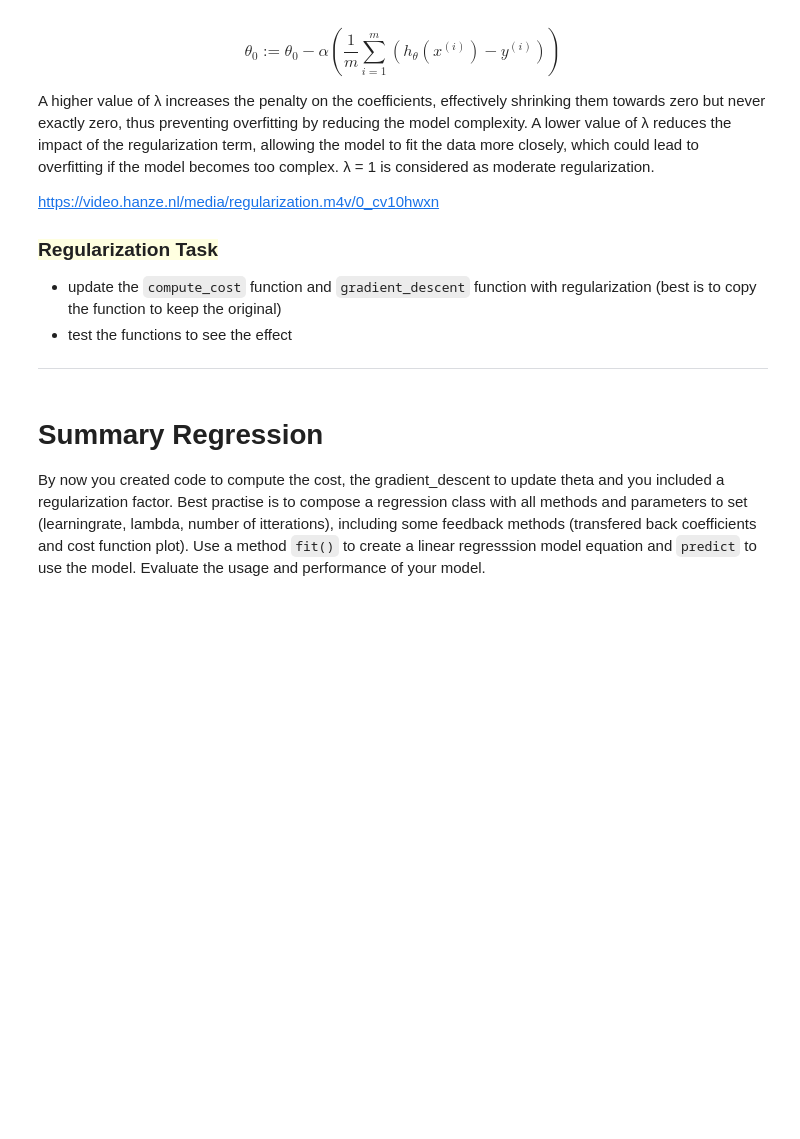
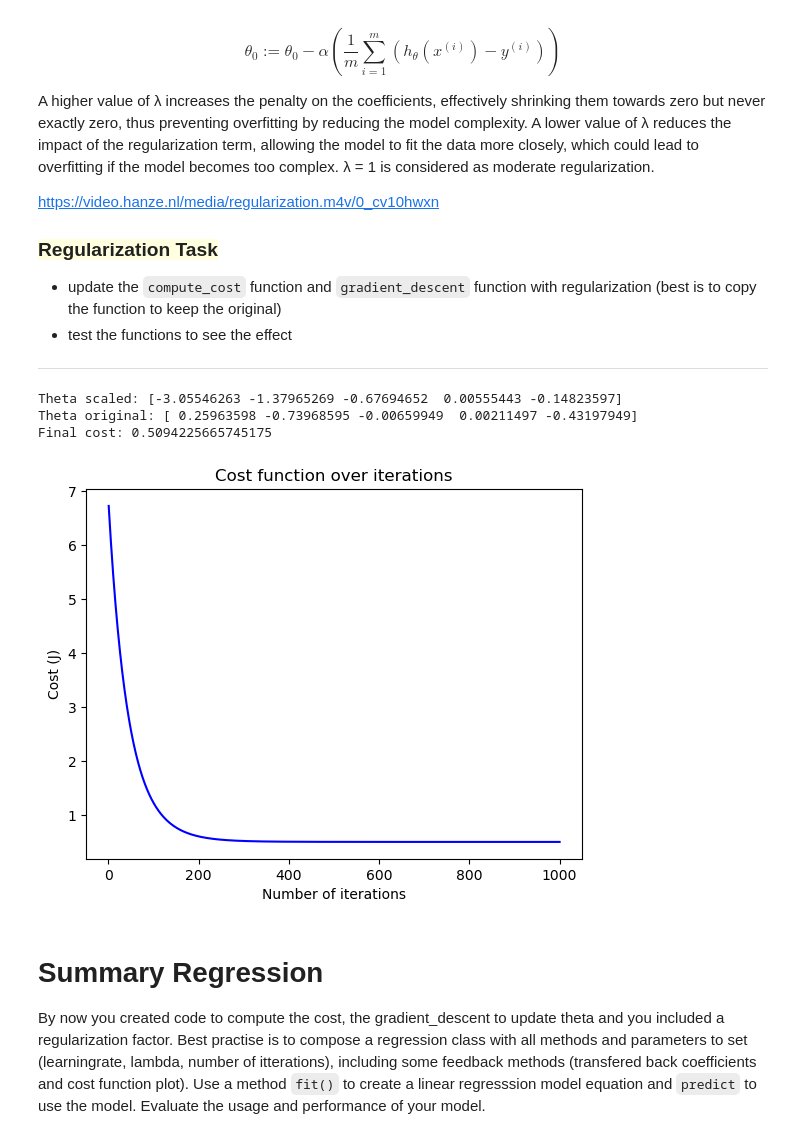
Before and after one commit to jgray1996/machinelearning, a Jupyter notebook: assignment 1/Assignment_Regression.ipynb, the cells around one changed output. Drawn from its saved outputs; the diff is of its cells as text; code cells hidden in the pictures; blank space fills up the shorter version.

```diff
--- a/assignment 1/Assignment_Regression.ipynb
+++ b/assignment 1/Assignment_Regression.ipynb
@@ -534,23 +556,63 @@ https://video.hanze.nl/media/regularization.m4v/0_cv10hwxn
 - test the functions to see the effect
 
 ---
-# %%
-def compute_cost(X, y, theta, lambda_):
-    # YOUR CODE HERE
-    ### begin solution ####
-    return J
-    ### end solution
-
-def gradient_descent(X, y, theta, alpha, num_iters, lambda_):
-    # YOUR CODE HERE
-    ### begin solution
-    ### end solution
-    return theta, J_history
-
-# YOUR CODE HERE
-# prepare the data
-# test the function
-# print and plot the results
+# %%
+def compute_cost(X, y, theta, lambda_):
+    m = len(y)  # number of training examples
+    # Compute the hypothesis
+    h = X @ theta
+    # Compute the squared errors
+    square_errors = (h - y) ** 2
+    # Compute the regularization term (excluding theta[0])
+    regularization_term = (lambda_ / (2 * m)) * np.sum(theta ** 2)
+    # Compute the cost function
+    J_val_vec = (1 / (2 * m)) * np.sum(square_errors) + regularization_term
+    return J_val_vec
+
+def gradient_descent(X, y, theta, alpha, num_iters, lambda_):
+    # initialize list of costs
+    cost_history = []
+    m,n = X.shape
+    for _ in range(num_iters):
+        h = X @ theta.T
+        loss = h - y
+        grad = (X.T @ loss + lambda_ * theta) / m
+        theta = theta - grad.T * alpha
+        cost_history.append(compute_cost(X, y, theta, lambda_))
+    return theta, cost_history
+
+# prepare the data
+# define X, y, theta, and scale X
+### begin solution ###
+X, y, theta = data_preparation(df_logS)
+scaler.fit(X[:,1:])
+X_scaled = scaler.transform(X[:,1:])
+X_scaled = np.c_[np.ones(len(y)), X_scaled]
+# test the function
+
+# Set hyperparameters
+alpha = 0.01  # Learning rate
+num_iters = 1000  # Number of iterations
+lambda2 = 0.9
+
+try:
+    # Run gradient descent
+    theta, J_history = gradient_descent(X_scaled, y, theta, alpha, num_iters, lambda2)
+
+    # Final parameters
+    print("Theta scaled:", theta)
+    print(f"Theta original: {reverse_theta(theta, scaler)} ")
+
+    # Final cost
+    print("Final cost:", J_history[-1])
+    draw_costs(J_history)
+except:
+    print('something went wrong, try again')
+# %% [output]
+Theta scaled: [-3.05546263 -1.37965269 -0.67694652  0.00555443 -0.14823597]
+Theta original: [ 0.25963598 -0.73968595 -0.00659949  0.00211497 -0.43197949]
+Final cost: 0.5094225665745175
+[figure, added]
 # %% [markdown]
 # Summary Regression
 By now you created code to compute the cost, the gradient_descent to update theta and you included a regularization factor. Best practise is to compose a regression class with all methods and parameters to set (learningrate, lambda, number of itterations), including some feedback methods (transfered back coefficients and cost function plot). Use a method `fit()` to create a linear regresssion model equation and `predict` to use the model. Evaluate the usage and performance of your model.
```
Also changed, not shown: parts of 14 cells of this notebook.
